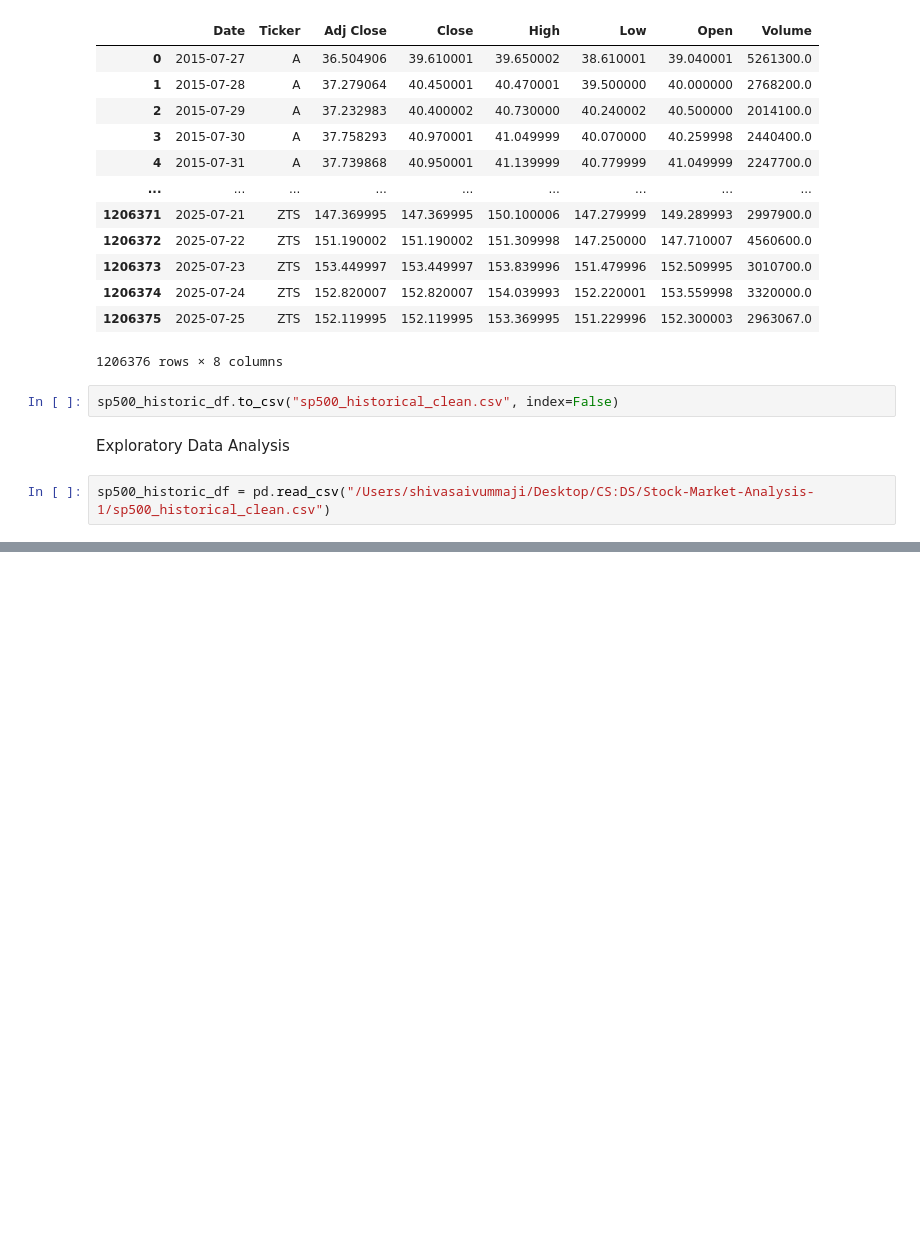
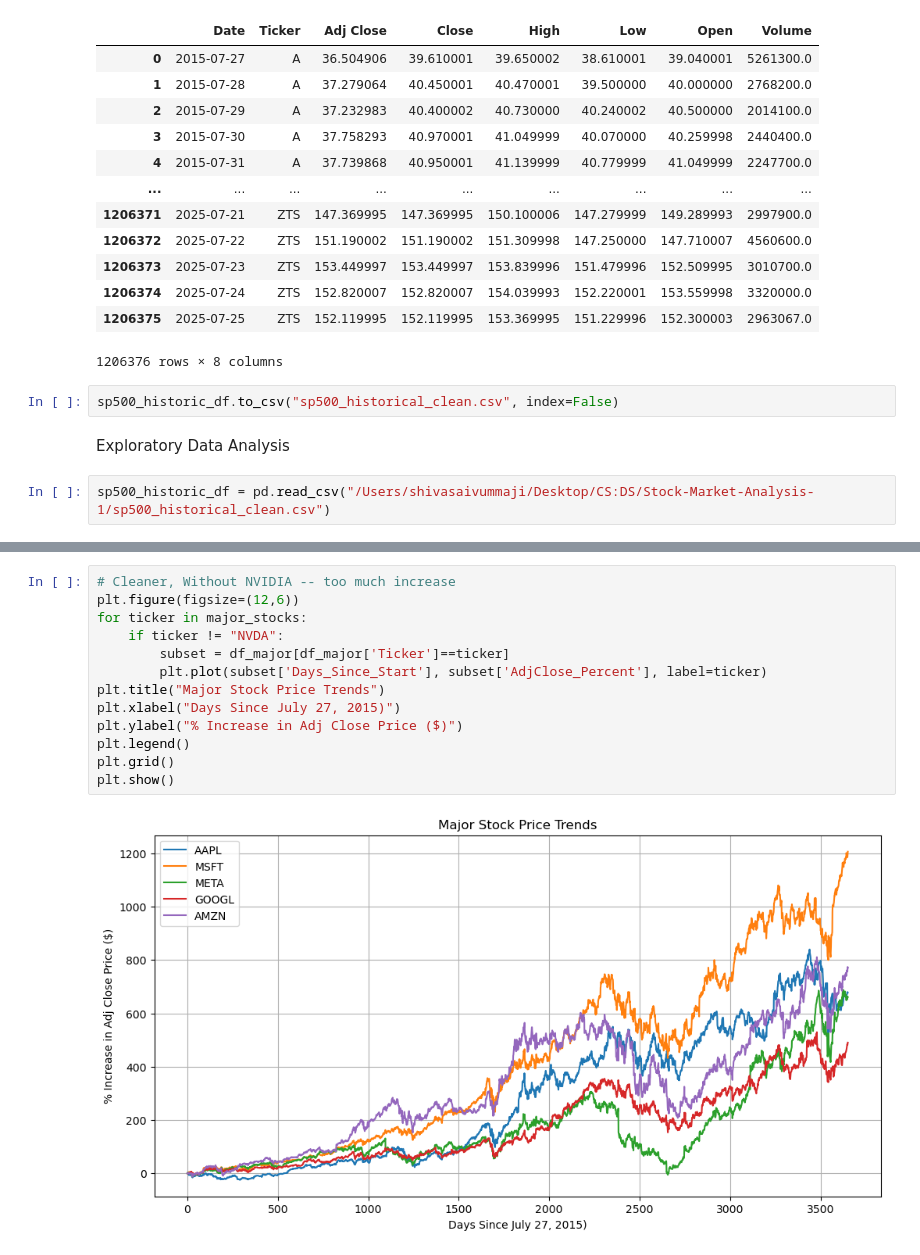
Before and after one commit to ShivaSaiV/Stock-Market-Analysis, a Jupyter notebook: eda.ipynb, the cells around one changed output, grey strips where cells are left out. Saved outputs shown, nothing was run; the diff lists cells and outputs as text; blank space fills up the shorter version.

```diff
--- a/eda.ipynb
+++ b/eda.ipynb
@@ -145,0 +245,15 @@ sp500_historic_df = pd.read_csv("/Users/shivasaivummaji/Desktop/CS:DS/Stock-Mark
+# %%
+# Cleaner, Without NVIDIA -- too much increase
+plt.figure(figsize=(12,6))
+for ticker in major_stocks:
+    if ticker != "NVDA":
+        subset = df_major[df_major['Ticker']==ticker]
+        plt.plot(subset['Days_Since_Start'], subset['AdjClose_Percent'], label=ticker)
+plt.title("Major Stock Price Trends")
+plt.xlabel("Days Since July 27, 2015)")
+plt.ylabel("% Increase in Adj Close Price ($)")
+plt.legend()
+plt.grid()
+plt.show()
+# %% [output]
+[figure, added]
```
Also changed, not shown: parts of 8 cells of this notebook.
